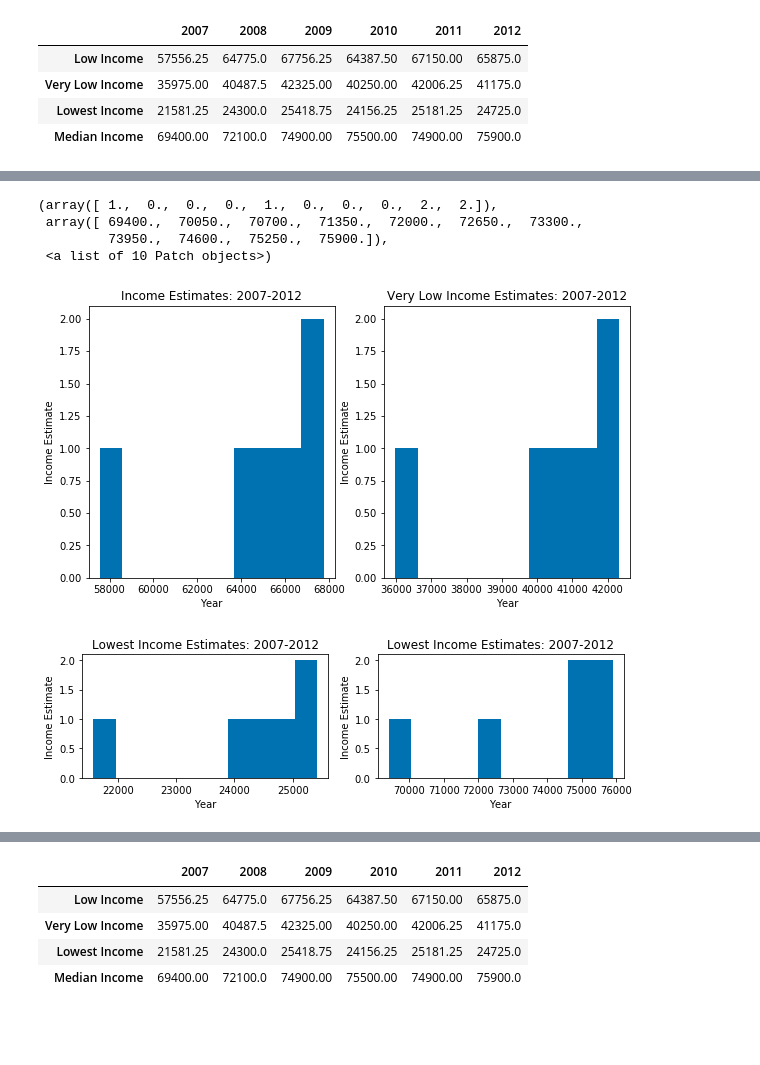
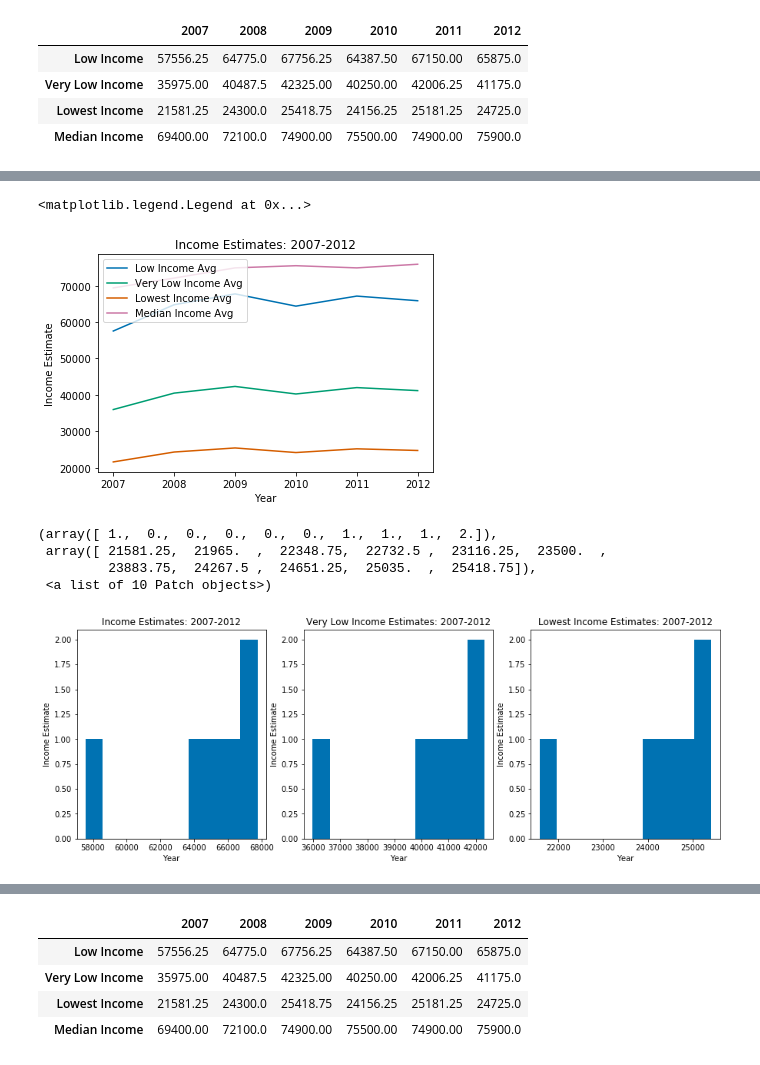
Before and after one commit to mec029/COGS108-Gentrification, a Jupyter notebook: IncomeEstimates.ipynb, the cells around one changed output, grey strips where cells are left out. Cells and saved outputs as stored; diff of their text form; code cells hidden in the pictures; blank space fills up the shorter version.

```diff
--- a/IncomeEstimates.ipynb
+++ b/IncomeEstimates.ipynb
@@ -14,8 +18,4 @@ import random
 from scipy import integrate
 import matplotlib.pyplot as plt
 from mpl_toolkits.mplot3d import Axes3D
-import warnings
-warnings.filterwarnings("ignore")
 %matplotlib inline
-plt.style.use('seaborn-colorblind')
-plt.rcParams['image.cmap'] = 'RdBu'
@@ -295,39 +379,44 @@ plt.plot(df_income_all.T['Median Income'])
+# %%
+# Display visualization for Low Income Bracket across the years
+df_income_all = df_all.copy(deep=True)
+plt.title('Income Estimates: 2007-2012')
+plt.xlabel('Year')
+plt.ylabel('Income Estimate')
+plt.plot(df_income_all.T['Low Income'])
+plt.plot(df_income_all.T['Very Low Income'])
+plt.plot(df_income_all.T['Lowest Income'])
+plt.plot(df_income_all.T['Median Income'])
+plt.legend(['Low Income Avg', 'Very Low Income Avg',
+            'Lowest Income Avg', 'Median Income Avg'], loc='upper left')
+# %% [output]
+<matplotlib.legend.Legend at 0x...>
+[figure, added]
 # %%
 # Display visualization for Low Income Bracket across the years
 df_income_all = df_all.copy(deep=True)
 plt.figure(1,figsize=(15,5))
 plt.subplot(1,3,1)
 plt.title('Income Estimates: 2007-2012')
 plt.xlabel('Year')
 plt.ylabel('Income Estimate')
-plt.hist(df_income_all.T['Low Income'])
+plt.hist(df_income_all.iloc[0])
 
 # Display visualization for Very Low Income Bracket across the years
 plt.subplot(1,3,2)
 plt.title('Very Low Income Estimates: 2007-2012')
 plt.xlabel('Year')
 plt.ylabel('Income Estimate')
 plt.hist(df_income_all.T['Very Low Income'])
 
 # Display visualization for Lowest Income Bracket across the years
-plt.figure(2,figsize=(15,5))
-plt.subplot(2,3,1)
+plt.subplot(1,3,3)
 plt.title('Lowest Income Estimates: 2007-2012')
 plt.xlabel('Year')
 plt.ylabel('Income Estimate')
-#plt.hist(df_income_all.T['Lowest Income'])
 plt.hist(df_income_all.iloc[2])
-
-# Display visualization for Median Income Bracket across the years
-plt.subplot(2,3,2)
-plt.title('Lowest Income Estimates: 2007-2012')
-plt.xlabel('Year')
-plt.ylabel('Income Estimate')
-plt.hist(df_income_all.T['Median Income'])
 # %% [output]
-(array([ 1.,  0.,  0.,  0.,  1.,  0.,  0.,  0.,  2.,  2.]),
- array([ 69400.,  70050.,  70700.,  71350.,  72000.,  72650.,  73300.,
-         73950.,  74600.,  75250.,  75900.]),
+(array([ 1.,  0.,  0.,  0.,  0.,  0.,  1.,  1.,  1.,  2.]),
+ array([ 21581.25,  21965.  ,  22348.75,  22732.5 ,  23116.25,  23500.  ,
+         23883.75,  24267.5 ,  24651.25,  25035.  ,  25418.75]),
  <a list of 10 Patch objects>)
-[figure, old version]
+[figure, new version]
-[figure, removed]
```
Also changed, not shown: parts of 22 cells of this notebook.
